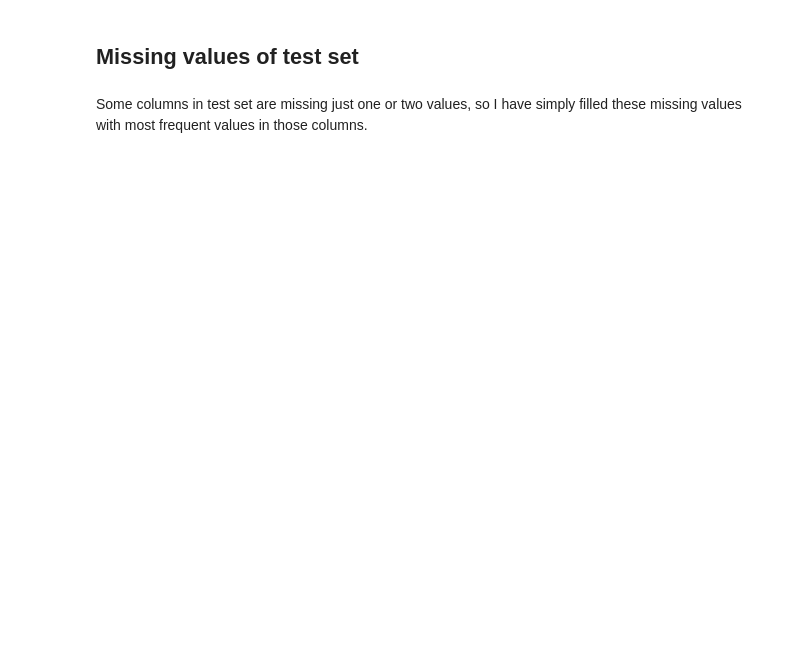
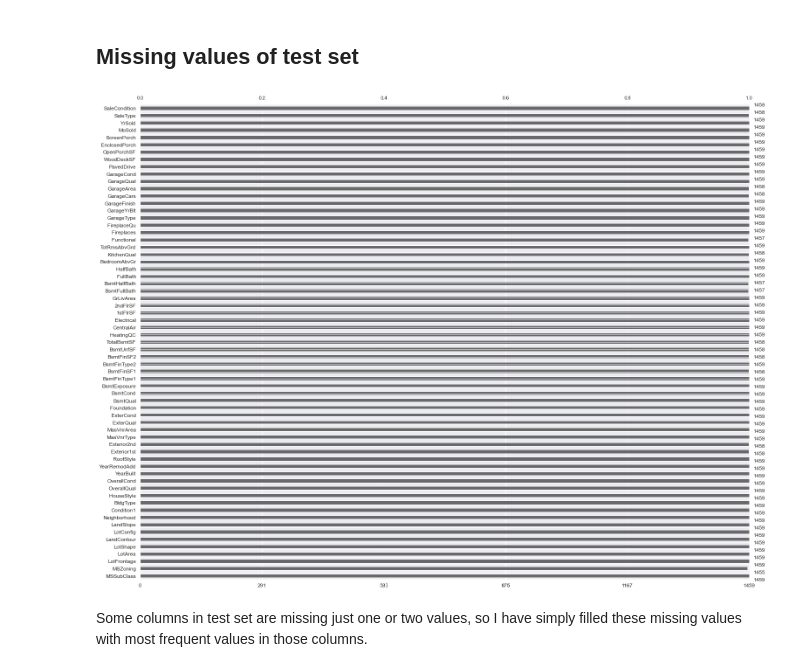
Before and after one commit to Gedas-LT/kaggle-ames-house-prices, a Jupyter notebook: predictions.ipynb, the cells around one changed output. Saved outputs shown, nothing was run; the diff lists cells and outputs as text; code cells hidden in the pictures; blank space fills up the shorter version.

```diff
--- a/predictions.ipynb
+++ b/predictions.ipynb
@@ -124,7 +130,9 @@ msno.bar(cleaned_train_data, labels=True, fontsize=12);
 # %% [markdown]
 ## Missing values of test set
 # %%
-msno.bar(cleaned_test_data, labels=True, fontsize=12);
+msno.bar(cleaned_test_data, labels=False, fontsize=12);
+# %% [output]
+[figure, added]
 # %% [markdown]
 Some columns in test set are missing just one or two values, so I have simply filled these missing values with most frequent values in those columns.
 # %%
```
Also changed, not shown: parts of 37 cells of this notebook.
